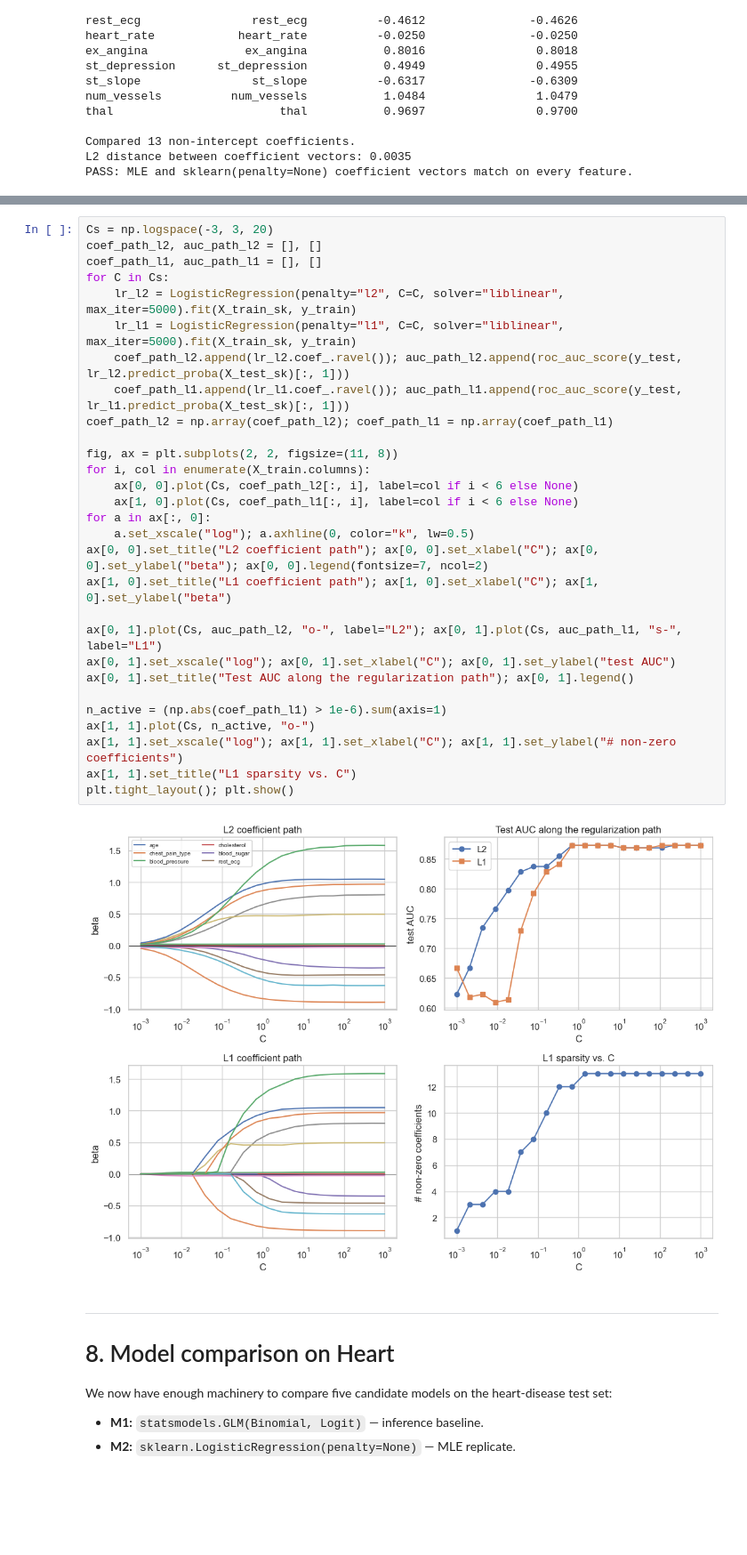
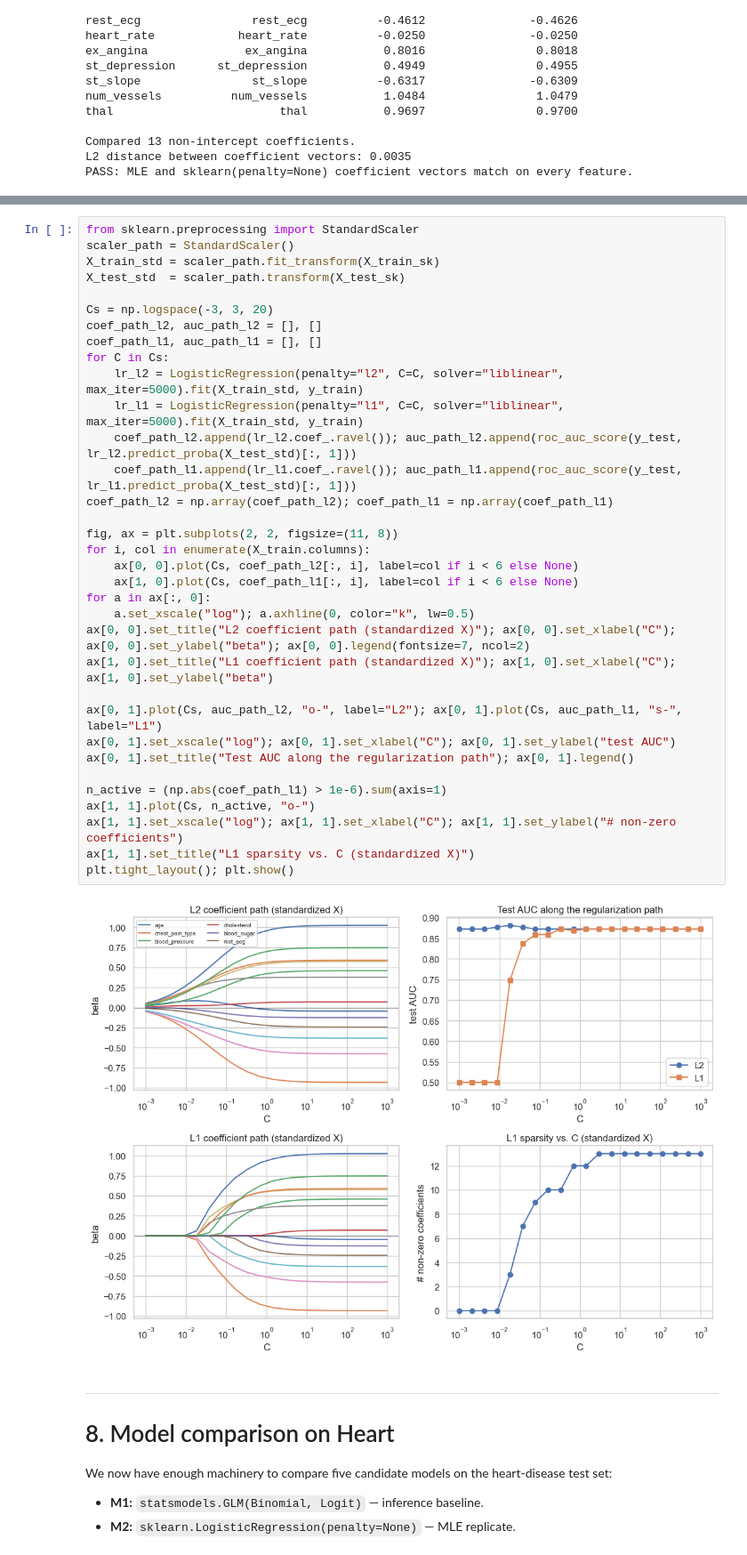
Before and after one commit to francji1/01ZLMA, a Jupyter notebook: code/01ZLMA_ex08_Binary_Data_Prediction.ipynb, the cells around one changed output, grey strips where cells are left out. Shown at 89% size. Saved outputs shown, nothing was run; the diff lists cells and outputs as text; blank space fills up the shorter version.

Commit message:
Fix ex08 VA unpacking, AUC invariance, L1 path standardization

```diff
--- a/code/01ZLMA_ex08_Binary_Data_Prediction.ipynb
+++ b/code/01ZLMA_ex08_Binary_Data_Prediction.ipynb
@@ -1053,34 +1055,39 @@ As `C` shrinks from $\infty$ to $0$, L2-regularized coefficients shrink smoothly
 # %%
+from sklearn.preprocessing import StandardScaler
+scaler_path = StandardScaler()
+X_train_std = scaler_path.fit_transform(X_train_sk)
+X_test_std  = scaler_path.transform(X_test_sk)
+
 Cs = np.logspace(-3, 3, 20)
 coef_path_l2, auc_path_l2 = [], []
 coef_path_l1, auc_path_l1 = [], []
 for C in Cs:
-    lr_l2 = LogisticRegression(penalty="l2", C=C, solver="liblinear", max_iter=5000).fit(X_train_sk, y_train)
-    lr_l1 = LogisticRegression(penalty="l1", C=C, solver="liblinear", max_iter=5000).fit(X_train_sk, y_train)
-    coef_path_l2.append(lr_l2.coef_.ravel()); auc_path_l2.append(roc_auc_score(y_test, lr_l2.predict_proba(X_test_sk)[:, 1]))
-    coef_path_l1.append(lr_l1.coef_.ravel()); auc_path_l1.append(roc_auc_score(y_test, lr_l1.predict_proba(X_test_sk)[:, 1]))
+    lr_l2 = LogisticRegression(penalty="l2", C=C, solver="liblinear", max_iter=5000).fit(X_train_std, y_train)
+    lr_l1 = LogisticRegression(penalty="l1", C=C, solver="liblinear", max_iter=5000).fit(X_train_std, y_train)
+    coef_path_l2.append(lr_l2.coef_.ravel()); auc_path_l2.append(roc_auc_score(y_test, lr_l2.predict_proba(X_test_std)[:, 1]))
+    coef_path_l1.append(lr_l1.coef_.ravel()); auc_path_l1.append(roc_auc_score(y_test, lr_l1.predict_proba(X_test_std)[:, 1]))
 coef_path_l2 = np.array(coef_path_l2); coef_path_l1 = np.array(coef_path_l1)
 
 fig, ax = plt.subplots(2, 2, figsize=(11, 8))
 for i, col in enumerate(X_train.columns):
     ax[0, 0].plot(Cs, coef_path_l2[:, i], label=col if i < 6 else None)
     ax[1, 0].plot(Cs, coef_path_l1[:, i], label=col if i < 6 else None)
 for a in ax[:, 0]:
     a.set_xscale("log"); a.axhline(0, color="k", lw=0.5)
-ax[0, 0].set_title("L2 coefficient path"); ax[0, 0].set_xlabel("C"); ax[0, 0].set_ylabel("beta"); ax[0, 0].legend(fontsize=7, ncol=2)
-ax[1, 0].set_title("L1 coefficient path"); ax[1, 0].set_xlabel("C"); ax[1, 0].set_ylabel("beta")
+ax[0, 0].set_title("L2 coefficient path (standardized X)"); ax[0, 0].set_xlabel("C"); ax[0, 0].set_ylabel("beta"); ax[0, 0].legend(fontsize=7, ncol=2)
+ax[1, 0].set_title("L1 coefficient path (standardized X)"); ax[1, 0].set_xlabel("C"); ax[1, 0].set_ylabel("beta")
 
 ax[0, 1].plot(Cs, auc_path_l2, "o-", label="L2"); ax[0, 1].plot(Cs, auc_path_l1, "s-", label="L1")
 ax[0, 1].set_xscale("log"); ax[0, 1].set_xlabel("C"); ax[0, 1].set_ylabel("test AUC")
 ax[0, 1].set_title("Test AUC along the regularization path"); ax[0, 1].legend()
 
 n_active = (np.abs(coef_path_l1) > 1e-6).sum(axis=1)
 ax[1, 1].plot(Cs, n_active, "o-")
 ax[1, 1].set_xscale("log"); ax[1, 1].set_xlabel("C"); ax[1, 1].set_ylabel("# non-zero coefficients")
-ax[1, 1].set_title("L1 sparsity vs. C")
+ax[1, 1].set_title("L1 sparsity vs. C (standardized X)")
 plt.tight_layout(); plt.show()
 # %% [output]
-[figure, old version]
+[figure, new version]
 # %% [markdown]
 ---
 # 8. Model comparison on Heart <a id="8-comparison"></a>
```
Also changed, not shown: parts of 7 cells of this notebook.
